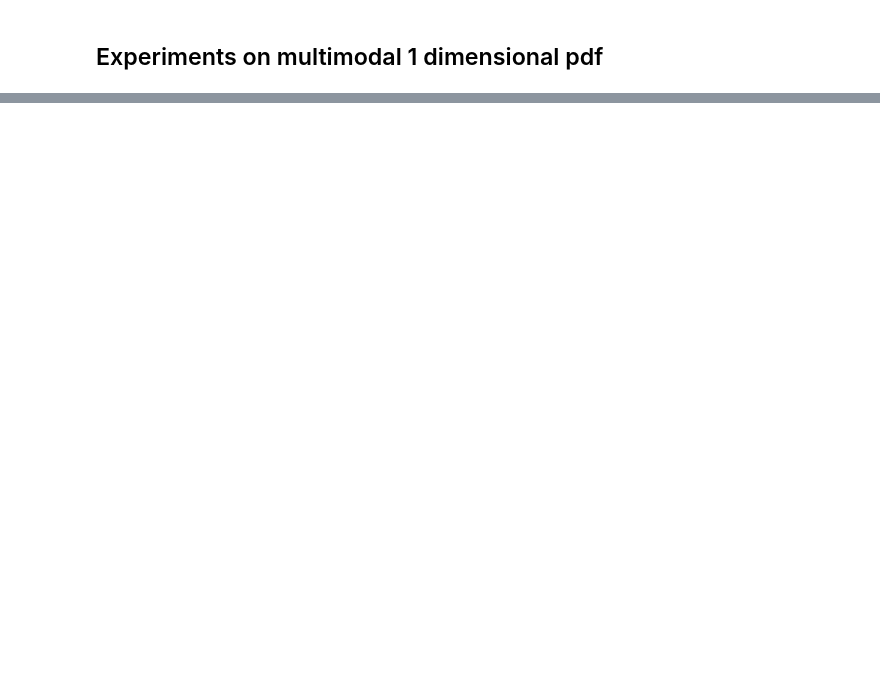
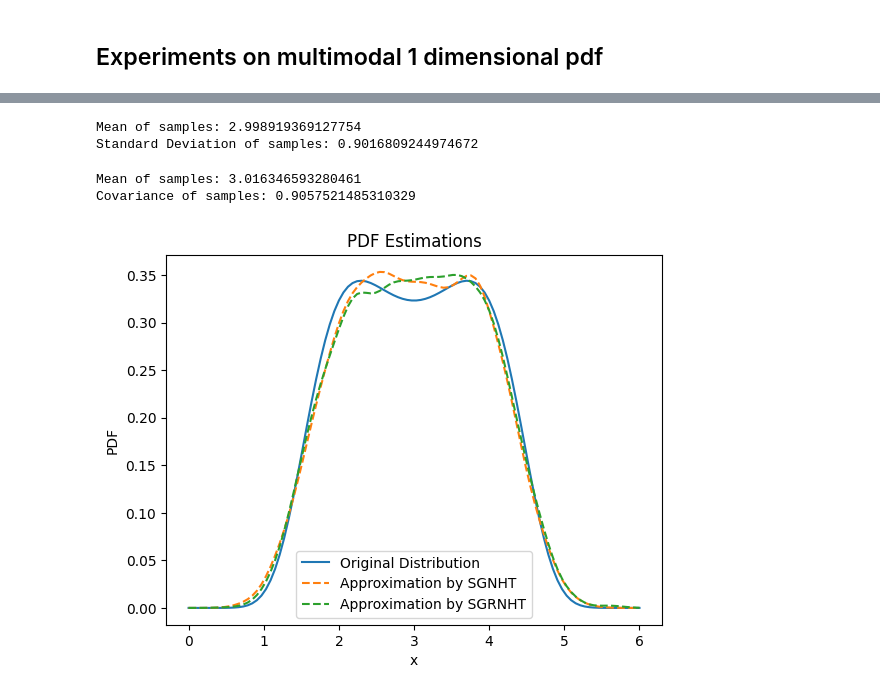
Before and after one commit to Shubham-Mate/Exploratory-Project, a Jupyter notebook: SGNHT Experiments.ipynb, the cells around one changed output, grey strips where cells are left out. Cells and saved outputs as stored; diff of their text form; code cells hidden in the pictures; blank space fills up the shorter version.

```diff
--- a/SGNHT Experiments.ipynb
+++ b/SGNHT Experiments.ipynb
@@ -473,0 +586,64 @@ plt.show()
+# %%
+# Set some common initial parameters
+eta_0 = 0.05  # Initial learning rate
+theta_init = random.random()
+r_init = random.random()
+eps_init = 0
+a = 3
+num_samples = 5000  # Number of samples we want to collect after burn-in
+log_p = lambda x: ((x-custom_dist_mean)**4 - (x-custom_dist_mean)**2) / (custom_dist_std_dev**2)
+grad_log_p = lambda x: (4 * ((x-custom_dist_mean)**3) - 2 * (x-custom_dist_mean)) / (custom_dist_std_dev**2)
+# %%
+# Sampling using regular SGNHT
+samples_sgnht = sgnht_sample_univariate(num_samples=num_samples,
+                                               theta_init=theta_init,
+                                               r_init = r_init,
+                                               eps_init = eps_init,
+                                               a = a,
+                                               log_p = log_p,
+                                               grad_log_p = grad_log_p,
+                                               eta_0=eta_0,
+                                               burn_in=500)
+
+print("Mean of samples:", np.mean(samples_sgnht, axis=0))
+print("Standard Deviation of samples:", np.std(samples_sgnht))
+# %% [output]
+Mean of samples: 2.998919369127754
+Standard Deviation of samples: 0.9016809244974672
+# %%
+# Sample using new SGRNHT Algorithm
+c = 0.5
+d = 2.5
+
+samples_sgrnht = sgrnht_sample_univariate(num_samples=num_samples,
+                                               theta_init=theta_init,
+                                               r_init = r_init,
+                                               eps_init = eps_init,
+                                               a = a,
+                                               c = c,
+                                               d = d,
+                                               log_p = log_p,
+                                               grad_log_p = grad_log_p,
+                                               eta_0=eta_0,
+                                               burn_in=500)
+
+print("Mean of samples:", np.mean(samples_sgrnht, axis=0))
+print("Covariance of samples:", np.std(samples_sgrnht))
+# %% [output]
+Mean of samples: 3.016346593280461
+Covariance of samples: 0.9057521485310329
+# %%
+kde_sgnht = gaussian_kde(samples_sgnht)
+kde_sgrnht = gaussian_kde(samples_sgrnht)
+
+plt.plot(x, custom_dist.pdf(x), label='Original Distribution')
+plt.plot(x, kde_sgnht(x), linestyle='--', label='Approximation by SGNHT')
+plt.plot(x, kde_sgrnht(x), linestyle='--', label='Approximation by SGRNHT')
+
+plt.title('PDF Estimations')
+plt.xlabel('x')
+plt.ylabel('PDF')
+plt.legend()
+plt.show()
+# %% [output]
+[figure, added]
```
Also changed, not shown: parts of 15 cells of this notebook, 1 other file.
